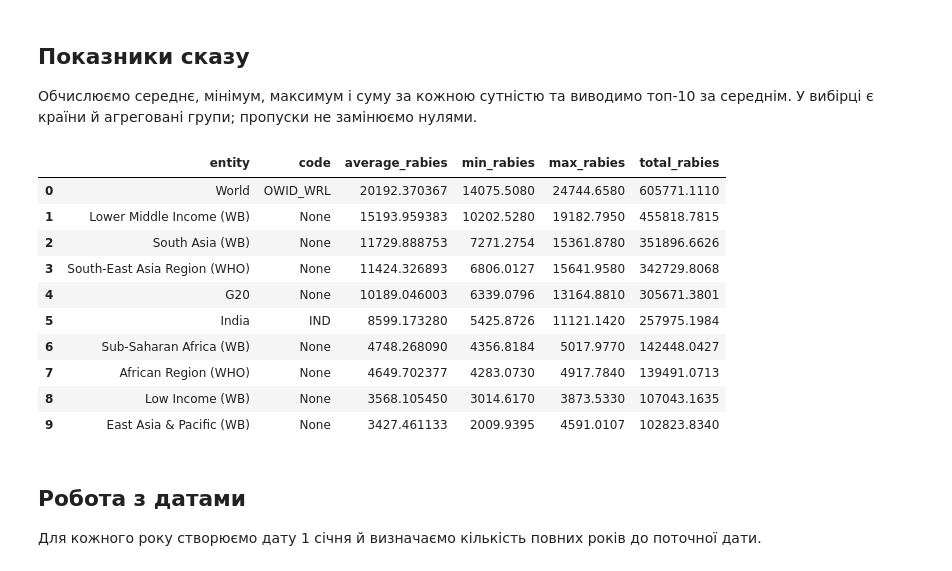
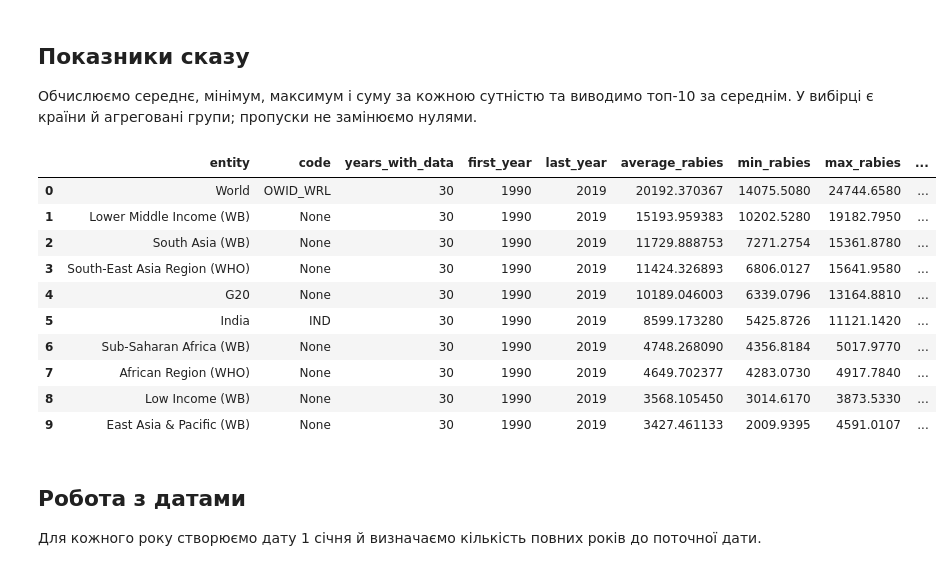
Before and after one commit to irenezvirkovska-hue/goit-rdb_fp, a Jupyter notebook: infectious_disease_sql_analysis.ipynb, the cells around one changed output. Saved outputs shown, nothing was run; the diff lists cells and outputs as text; code cells hidden in the pictures.

```diff
--- a/infectious_disease_sql_analysis.ipynb
+++ b/infectious_disease_sql_analysis.ipynb
@@ -293,39 +301,39 @@ display(checks)
 
 Обчислюємо середнє, мінімум, максимум і суму за кожною сутністю та виводимо топ-10 за середнім. У вибірці є країни й агреговані групи; пропуски не замінюємо нулями.
 # %%
-rabies_sql = """
-SELECT
-    e.entity,
-    e.code,
-    AVG(n.number_rabies) AS average_rabies,
-    MIN(n.number_rabies) AS min_rabies,
-    MAX(n.number_rabies) AS max_rabies,
-    SUM(n.number_rabies) AS total_rabies
-FROM pandemic.infectious_cases_normalized AS n
-JOIN pandemic.entities AS e
-    ON n.entity_id = e.id
-GROUP BY e.id, e.entity, e.code
-HAVING COUNT(n.number_rabies) > 0
-ORDER BY average_rabies DESC
-LIMIT 10;
-"""
-
+rabies_sql = text("""
+    SELECT
+        e.entity,
+        e.code,
+        COUNT(DISTINCT n.year) AS years_with_data,
+        MIN(n.year) AS first_year,
+        MAX(n.year) AS last_year,
+        AVG(n.number_rabies) AS average_rabies,
+        MIN(n.number_rabies) AS min_rabies,
+        MAX(n.number_rabies) AS max_rabies,
+        SUM(n.number_rabies) AS total_rabies
+    FROM pandemic.infectious_cases_normalized AS n
+    JOIN pandemic.entities AS e ON e.id = n.entity_id
+    WHERE n.number_rabies IS NOT NULL
+    GROUP BY e.id, e.entity, e.code
+    ORDER BY average_rabies DESC, e.entity, e.code NULLS LAST
+    LIMIT 10
+""")
 with engine.connect() as conn:
     rabies_df = pd.read_sql(rabies_sql, con=conn)
-
 display(rabies_df)
 # %% [output]
-|  | entity | code | average_rabies | min_rabies | max_rabies | total_rabies |
-| 0 | World | OWID_WRL | 20192.370367 | 14075.5080 | 24744.6580 | 605771.1110 |
-| 1 | Lower Middle Income (WB) | None | 15193.959383 | 10202.5280 | 19182.7950 | 455818.7815 |
-| 2 | South Asia (WB) | None | 11729.888753 | 7271.2754 | 15361.8780 | 351896.6626 |
-| 3 | South-East Asia Region (WHO) | None | 11424.326893 | 6806.0127 | 15641.9580 | 342729.8068 |
-| 4 | G20 | None | 10189.046003 | 6339.0796 | 13164.8810 | 305671.3801 |
-| 5 | India | IND | 8599.173280 | 5425.8726 | 11121.1420 | 257975.1984 |
-| 6 | Sub-Saharan Africa (WB) | None | 4748.268090 | 4356.8184 | 5017.9770 | 142448.0427 |
-| 7 | African Region (WHO) | None | 4649.702377 | 4283.0730 | 4917.7840 | 139491.0713 |
-| 8 | Low Income (WB) | None | 3568.105450 | 3014.6170 | 3873.5330 | 107043.1635 |
-| 9 | East Asia & Pacific (WB) | None | 3427.461133 | 2009.9395 | 4591.0107 | 102823.8340 |
+|  | entity | code | years_with_data | first_year | last_year | average_rabies | min_rabies | max_rabies | ... |
+| 0 | World | OWID_WRL | 30 | 1990 | 2019 | 20192.370367 | 14075.5080 | 24744.6580 | ... |
+| 1 | Lower Middle Income (WB) | None | 30 | 1990 | 2019 | 15193.959383 | 10202.5280 | 19182.7950 | ... |
+| 2 | South Asia (WB) | None | 30 | 1990 | 2019 | 11729.888753 | 7271.2754 | 15361.8780 | ... |
+| 3 | South-East Asia Region (WHO) | None | 30 | 1990 | 2019 | 11424.326893 | 6806.0127 | 15641.9580 | ... |
+| 4 | G20 | None | 30 | 1990 | 2019 | 10189.046003 | 6339.0796 | 13164.8810 | ... |
+| 5 | India | IND | 30 | 1990 | 2019 | 8599.173280 | 5425.8726 | 11121.1420 | ... |
+| 6 | Sub-Saharan Africa (WB) | None | 30 | 1990 | 2019 | 4748.268090 | 4356.8184 | 5017.9770 | ... |
+| 7 | African Region (WHO) | None | 30 | 1990 | 2019 | 4649.702377 | 4283.0730 | 4917.7840 | ... |
+| 8 | Low Income (WB) | None | 30 | 1990 | 2019 | 3568.105450 | 3014.6170 | 3873.5330 | ... |
+| 9 | East Asia & Pacific (WB) | None | 30 | 1990 | 2019 | 3427.461133 | 2009.9395 | 4591.0107 | ... |
 # %% [markdown]
 ## Робота з датами
 
```
Also changed, not shown: parts of 10 cells of this notebook.
